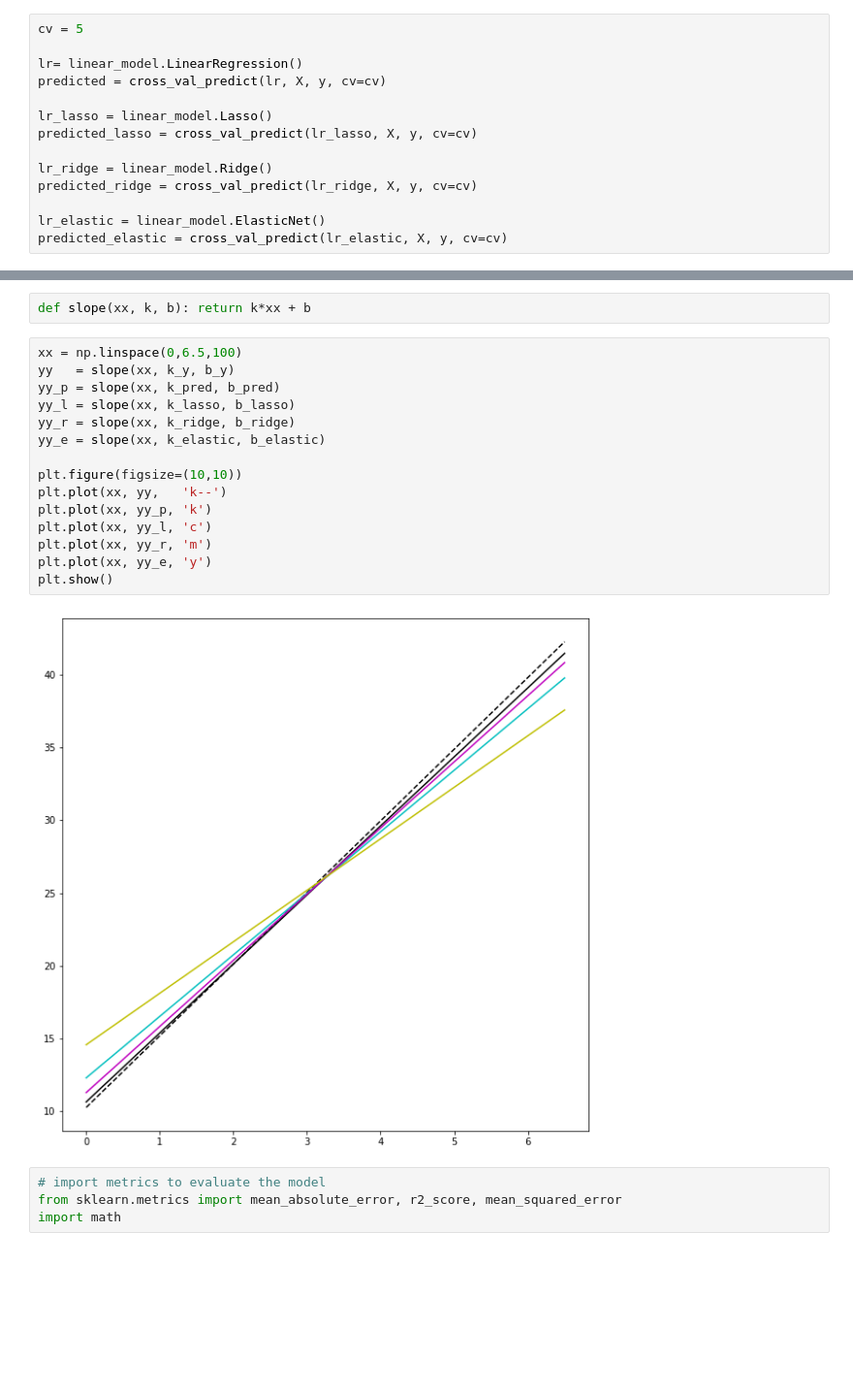
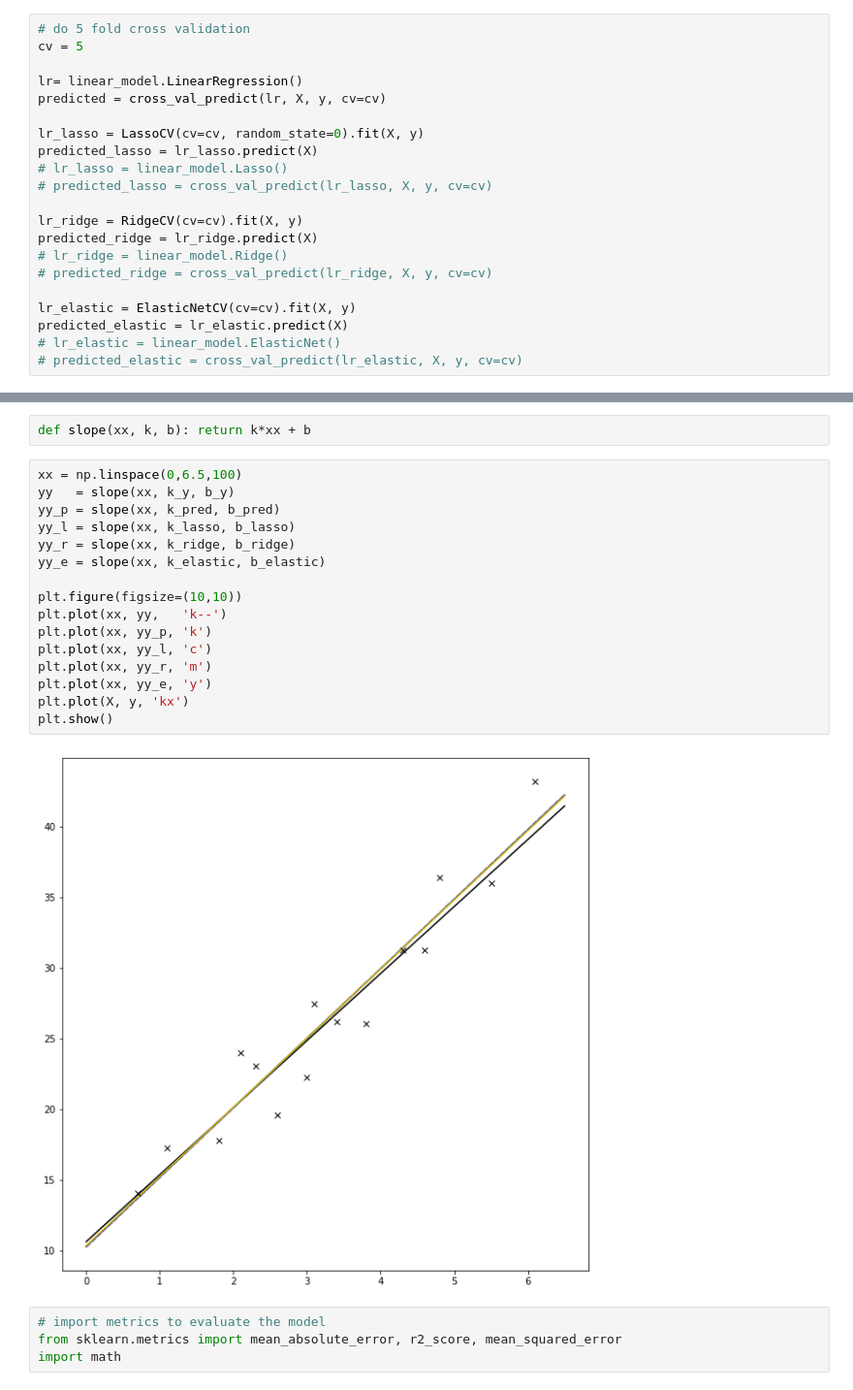
Before and after one commit to Lab-Brat/Materials_Informatics_Experiments, a Jupyter notebook: linear_regression/Linear_Regression_Scikit.ipynb, the cells around one changed output, grey strips where cells are left out. Shown at 97% size. Saved outputs shown, nothing was run; the diff lists cells and outputs as text; blank space fills up the shorter version.

```diff
--- a/linear_regression/Linear_Regression_Scikit.ipynb
+++ b/linear_regression/Linear_Regression_Scikit.ipynb
@@ -14,19 +19,26 @@ y = np.array([[26.2], [17.8], [31.3], [23.1], [27.5],
               [36.0], [14.1], [22.3], [19.6], [31.3],
               [24.0], [17.3], [43.2], [36.4], [26.1]])
 # %%
+# do 5 fold cross validation
 cv = 5
 
 lr= linear_model.LinearRegression()
 predicted = cross_val_predict(lr, X, y, cv=cv)
 
-lr_lasso = linear_model.Lasso()
-predicted_lasso = cross_val_predict(lr_lasso, X, y, cv=cv)
+lr_lasso = LassoCV(cv=cv, random_state=0).fit(X, y)
+predicted_lasso = lr_lasso.predict(X)
+# lr_lasso = linear_model.Lasso()
+# predicted_lasso = cross_val_predict(lr_lasso, X, y, cv=cv)
 
-lr_ridge = linear_model.Ridge()
-predicted_ridge = cross_val_predict(lr_ridge, X, y, cv=cv)
+lr_ridge = RidgeCV(cv=cv).fit(X, y)
+predicted_ridge = lr_ridge.predict(X)
+# lr_ridge = linear_model.Ridge()
+# predicted_ridge = cross_val_predict(lr_ridge, X, y, cv=cv)
 
-lr_elastic = linear_model.ElasticNet()
-predicted_elastic = cross_val_predict(lr_elastic, X, y, cv=cv)
+lr_elastic = ElasticNetCV(cv=cv).fit(X, y)
+predicted_elastic = lr_elastic.predict(X)
+# lr_elastic = linear_model.ElasticNet()
+# predicted_elastic = cross_val_predict(lr_elastic, X, y, cv=cv)
 # %%
 plt.figure(figsize=(10,10))
 plt.plot(X, predicted, 'ko')
@@ -69,20 +81,21 @@ def slope(xx, k, b): return k*xx + b
 # %%
 xx = np.linspace(0,6.5,100)
 yy   = slope(xx, k_y, b_y)
 yy_p = slope(xx, k_pred, b_pred)
 yy_l = slope(xx, k_lasso, b_lasso)
 yy_r = slope(xx, k_ridge, b_ridge)
 yy_e = slope(xx, k_elastic, b_elastic)
 
 plt.figure(figsize=(10,10))
 plt.plot(xx, yy,   'k--')
 plt.plot(xx, yy_p, 'k')
 plt.plot(xx, yy_l, 'c')
 plt.plot(xx, yy_r, 'm')
 plt.plot(xx, yy_e, 'y')
+plt.plot(X, y, 'kx')
 plt.show()
 # %% [output]
-[figure, old version]
+[figure, new version]
 # %%
 # import metrics to evaluate the model
 from sklearn.metrics import mean_absolute_error, r2_score, mean_squared_error
```
Also changed, not shown: parts of 4 cells of this notebook.
